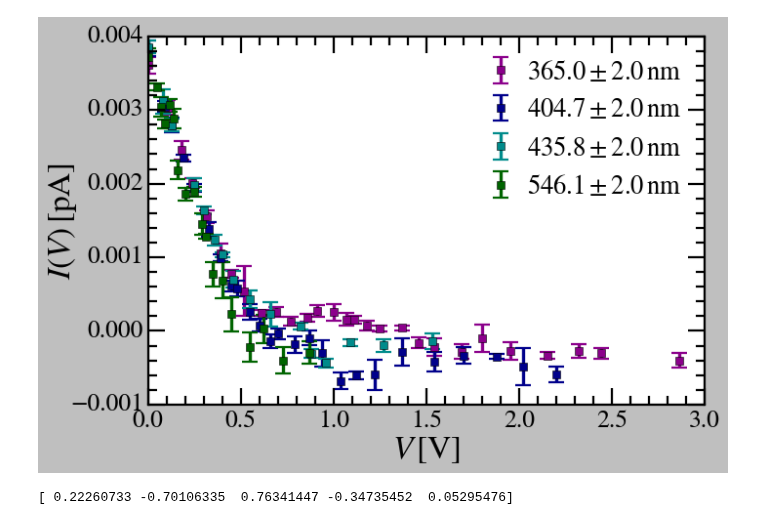
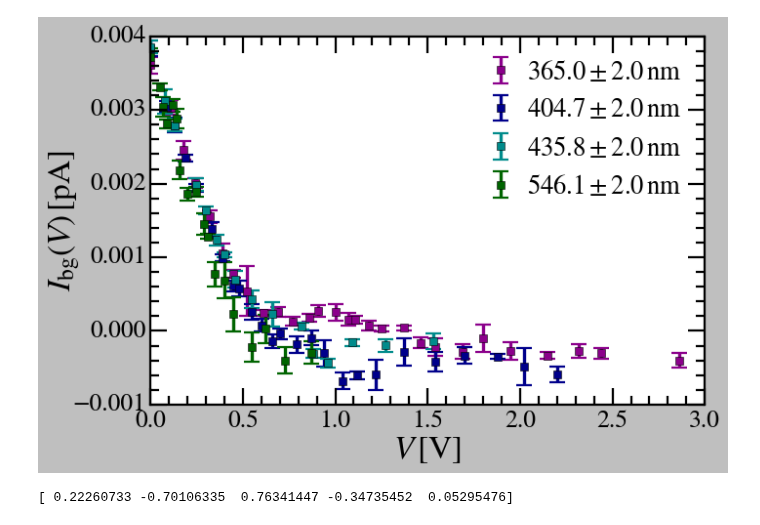
Before and after one commit to vinh-qtran/mit-jlab-sp25, a Jupyter notebook: photoelectric/analysis.ipynb, the cells around one changed output. Saved outputs shown, nothing was run; the diff lists cells and outputs as text; code cells hidden in the pictures.

```diff
--- a/photoelectric/analysis.ipynb
+++ b/photoelectric/analysis.ipynb
@@ -96,35 +96,35 @@ photoelectric_baseline = PhotoelectricBaseline('data/25-02-25/')
 # %%
 fig, ax = plt.subplots(figsize=(9,6))
 
 colors = {
     '365nm' : 'darkmagenta',
     '405nm' : 'darkblue',
     '436nm' : 'darkcyan',
     '546nm' : 'darkgreen',
 }
 
 labels = {
     '365nm' : r'$365.0 \pm 2.0 \, $nm',
     '405nm' : r'$404.7 \pm 2.0 \, $nm',
     '436nm' : r'$435.8 \pm 2.0 \, $nm',
     '546nm' : r'$546.1 \pm 2.0 \, $nm',
 }
 
 for wavelength in photoelectric_baseline.lambdas:
     ax.errorbar(photoelectric_baseline.V[wavelength],photoelectric_baseline.I_mu[wavelength],yerr=photoelectric_baseline.I_sigma[wavelength],
                 label=labels[wavelength],color=colors[wavelength],fmt=' s',markersize=7.5,elinewidth=3,capsize=7.5,capthick=2)
 
 ax.legend(loc='upper right', ncol=1, handletextpad=0.5, handlelength=1.0, columnspacing=0.5, fontsize=24)
 
 ax.set_xlabel(r'$V \, [{\rm{V}}]$')
-ax.set_ylabel(r'$I (V) \, [{\rm{pA}}]$',labelpad=-8)
+ax.set_ylabel(r'$I_{\rm{bg}} (V) \, [{\rm{pA}}]$',labelpad=-8)
 
 plt.tight_layout()
 plt.savefig('background.png')
 
 plt.show()
 # %% [output]
-[figure, old version]
+[figure, new version]
 # %%
 class BisegmentFitter(fitting.BaseFitter):
     def __init__(self,
```
Also changed, not shown: parts of 2 cells of this notebook, 25 other files.
